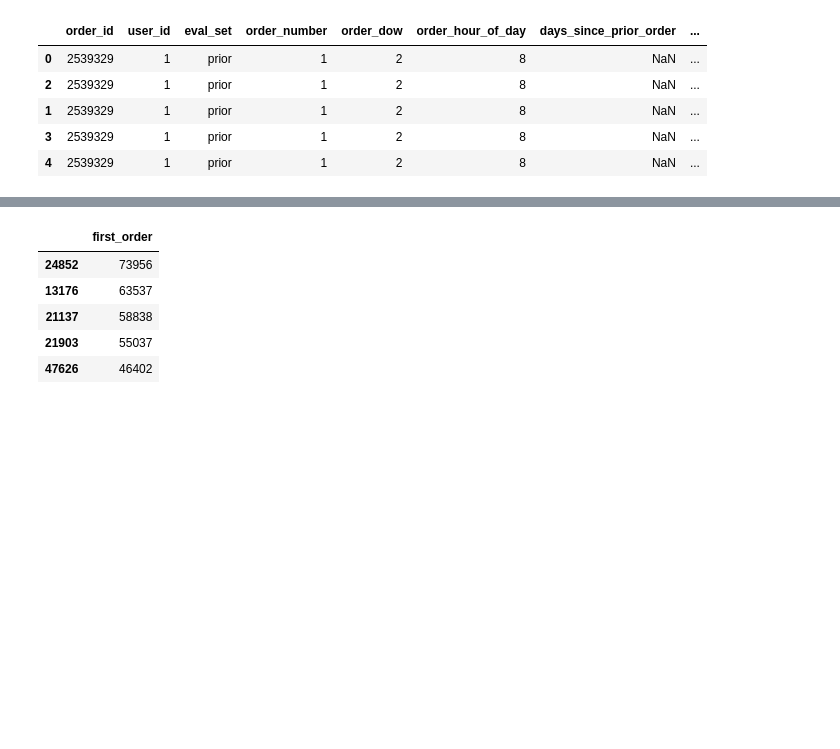
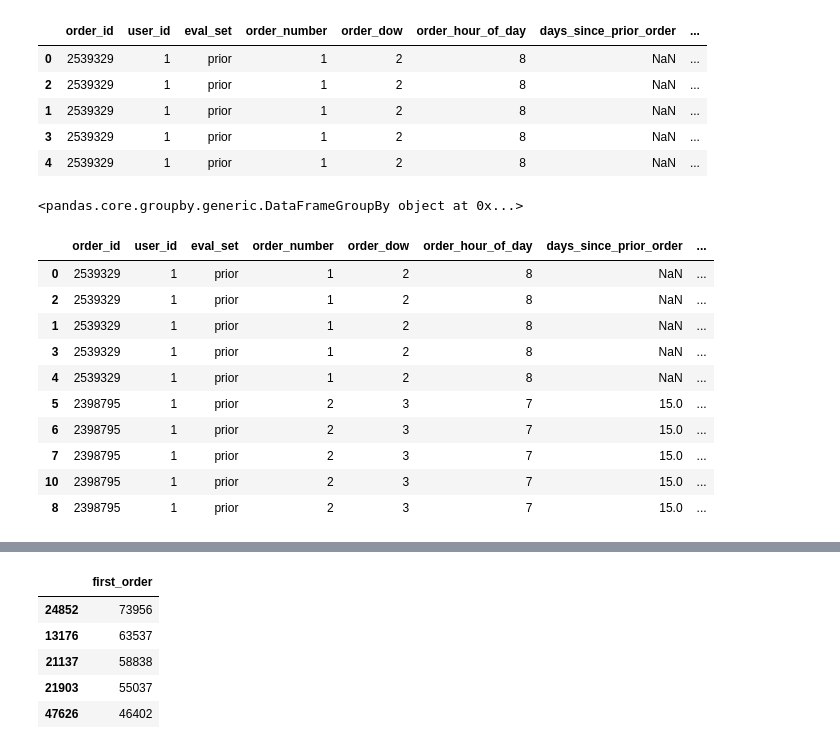
Before and after one commit to brandmend/Instacart_Basket_Prediction_Analysis, a Jupyter notebook: Instacart_Basket_Analysis_EDA.ipynb, the cells around one changed output, grey strips where cells are left out. Drawn from its saved outputs; the diff is of its cells as text; code cells hidden in the pictures; blank space fills up the shorter version.

```diff
--- a/Instacart_Basket_Analysis_EDA.ipynb
+++ b/Instacart_Basket_Analysis_EDA.ipynb
@@ -515,0 +519,4 @@ orders_products.head()
+# %%
+total_orders.groupby('order_id')
+# %% [output]
+<pandas.core.groupby.generic.DataFrameGroupBy object at 0x...>
@@ -515,0 +527,14 @@ orders_products.head()
+# %%
+orders_products.head()
+# %% [output]
+|  | order_id | user_id | eval_set | order_number | order_dow | order_hour_of_day | days_since_prior_order | ... |
+| 0 | 2539329 | 1 | prior | 1 | 2 | 8 | NaN | ... |
+| 2 | 2539329 | 1 | prior | 1 | 2 | 8 | NaN | ... |
+| 1 | 2539329 | 1 | prior | 1 | 2 | 8 | NaN | ... |
+| 3 | 2539329 | 1 | prior | 1 | 2 | 8 | NaN | ... |
+| 4 | 2539329 | 1 | prior | 1 | 2 | 8 | NaN | ... |
+| 5 | 2398795 | 1 | prior | 2 | 3 | 7 | 15.0 | ... |
+| 6 | 2398795 | 1 | prior | 2 | 3 | 7 | 15.0 | ... |
+| 7 | 2398795 | 1 | prior | 2 | 3 | 7 | 15.0 | ... |
+| 10 | 2398795 | 1 | prior | 2 | 3 | 7 | 15.0 | ... |
+| 8 | 2398795 | 1 | prior | 2 | 3 | 7 | 15.0 | ... |
```
Also changed, not shown: parts of 9 cells of this notebook.
